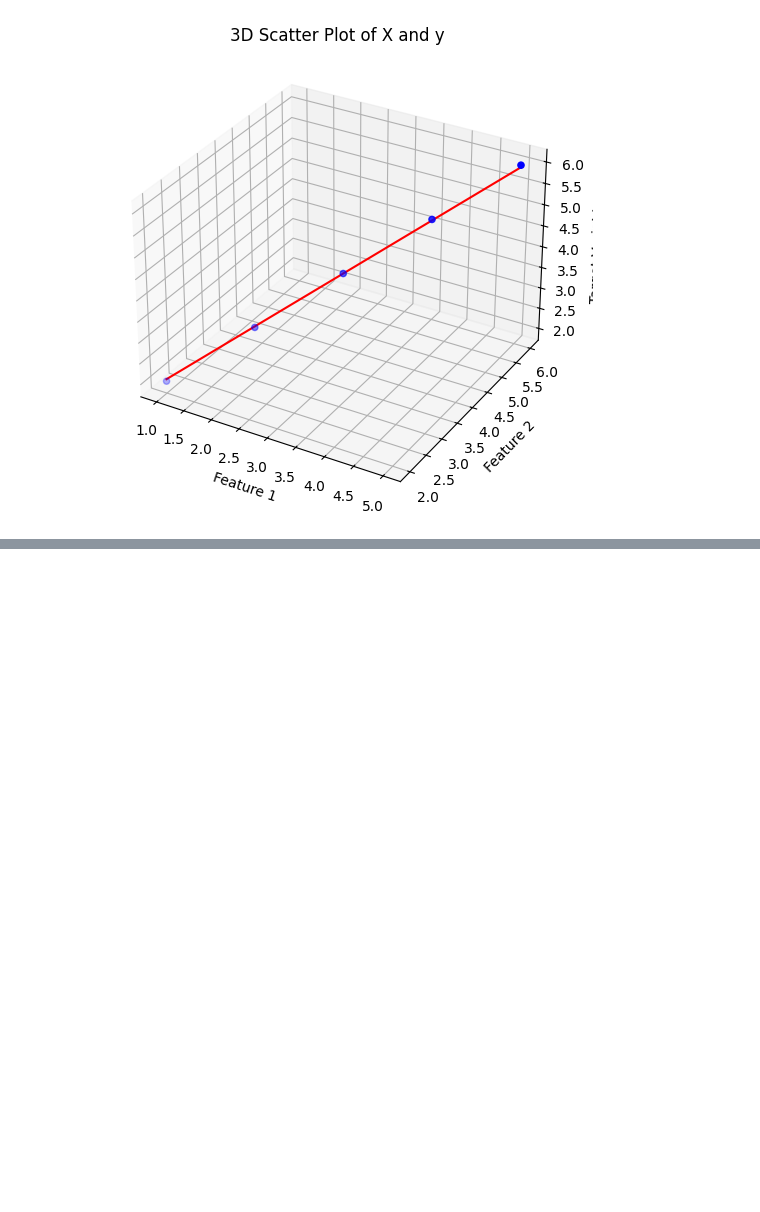
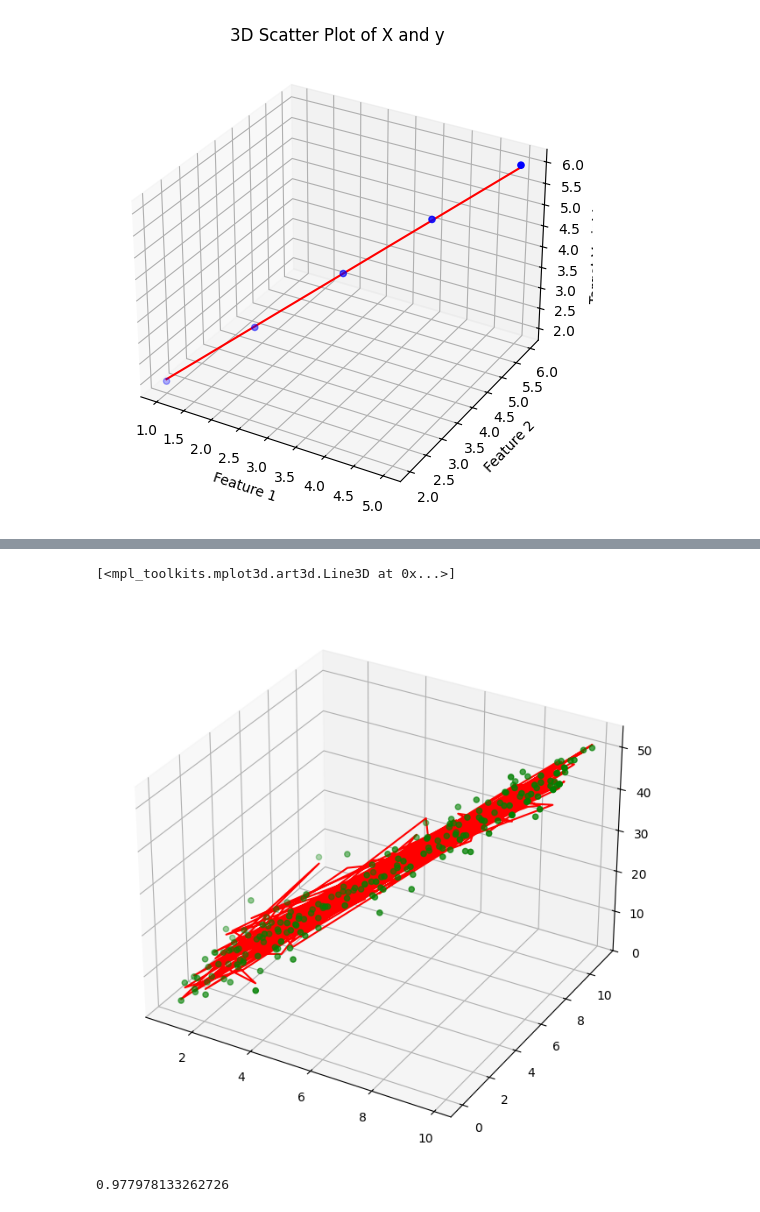
Before and after one commit to jahanashirin09/machineLearning, a Jupyter notebook: test_different_types_regression/types_regression.ipynb, the cells around one changed output, grey strips where cells are left out. Cells and saved outputs as stored; diff of their text form; code cells hidden in the pictures; blank space fills up the shorter version.

```diff
--- a/test_different_types_regression/types_regression.ipynb
+++ b/test_different_types_regression/types_regression.ipynb
@@ -445,0 +512,2 @@ Text(0.5, 0.92, '3D Scatter Plot of X and y')
+# %%
+lasso=Lasso(alpha=0.5)
@@ -445,0 +518,14 @@ Text(0.5, 0.92, '3D Scatter Plot of X and y')
+# %%
+y_lasso_pred=lasso.predict(x_lasso)
+# %%
+fig=plt.figure(figsize=(8,16))
+ax=fig.add_subplot(111,projection='3d')
+ax.scatter(x_lasso_1,x_lasso_2,y_lasso,c='g',marker='o')
+ax.plot(x_lasso_1,x_lasso_2,y_lasso_pred,c='r')
+# %% [output]
+[<mpl_toolkits.mplot3d.art3d.Line3D at 0x...>]
+[figure, added]
+# %%
+lasso.score(x_lasso,y_lasso)
+# %% [output]
+0.977978133262726
```
Also changed, not shown: parts of 9 cells of this notebook.
